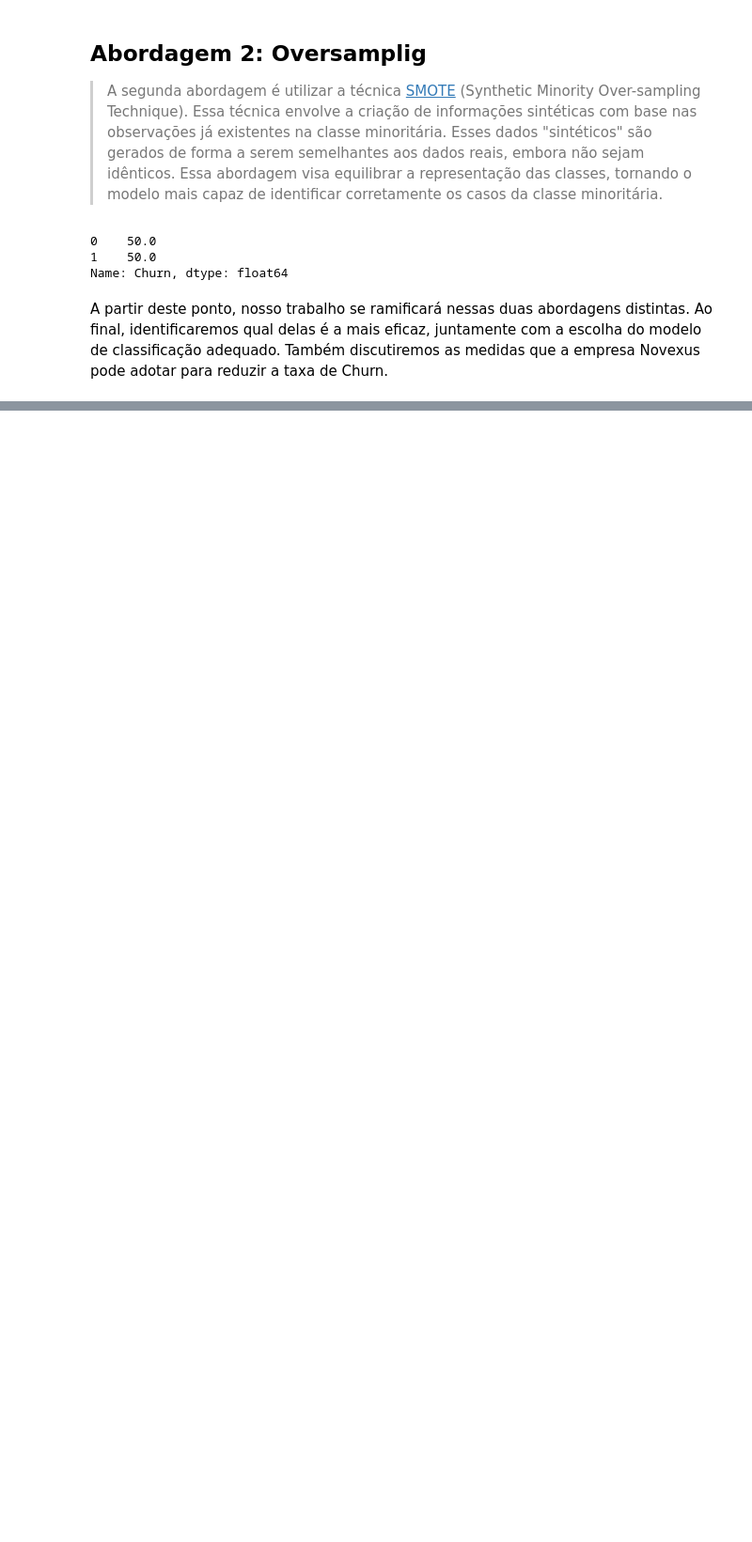
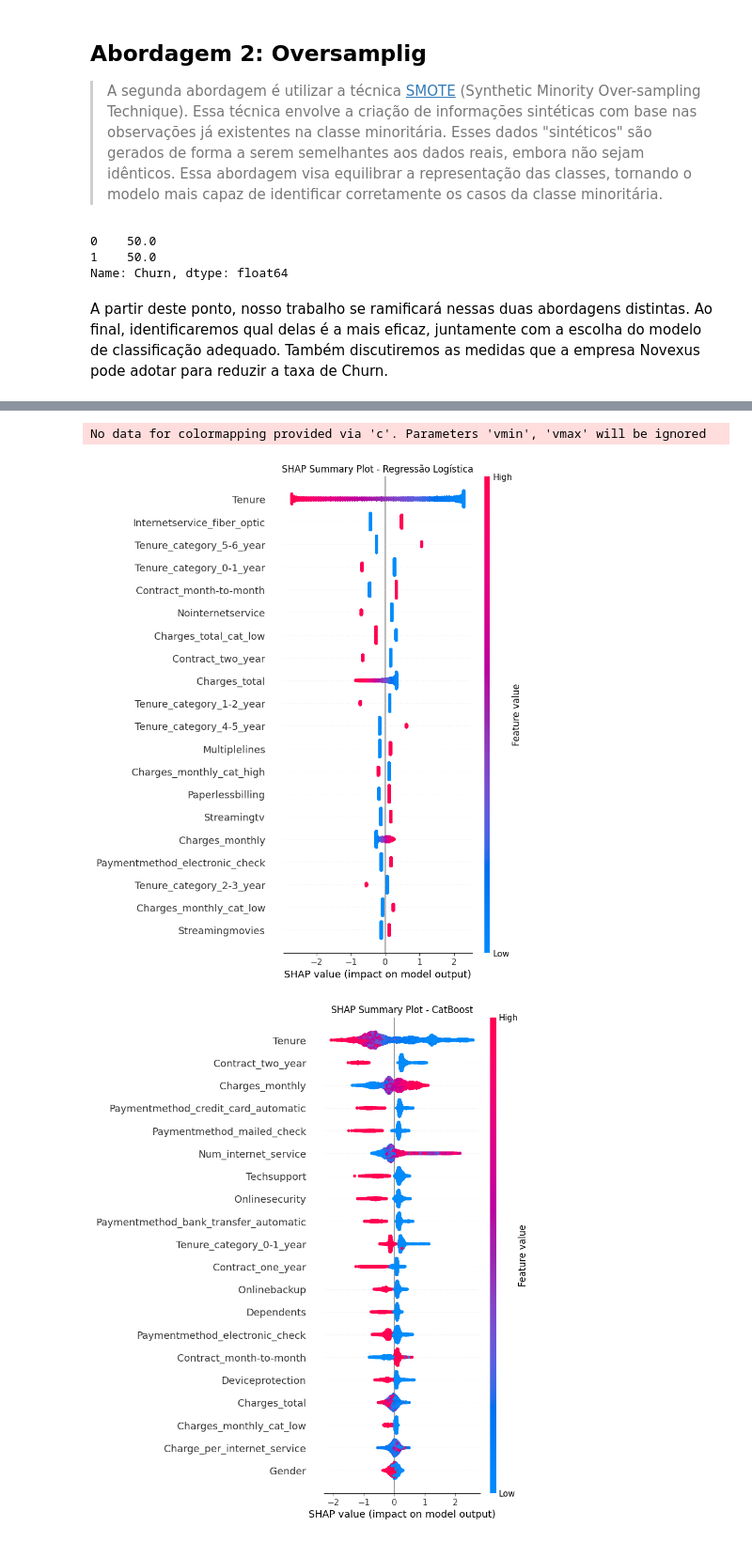
Before and after one commit to SarahBarbosa/churn-prediction, a Jupyter notebook: S02_Feature_Engineering_e_Modelo_de_Machine_Learning.ipynb, the cells around one changed output, grey strips where cells are left out. Shown: that part at 94% size. Saved outputs shown, nothing was run; the diff lists cells and outputs as text; code cells hidden in the pictures; blank space fills up the shorter version.

Commit message:
modelo criado

```diff
--- a/S02_Feature_Engineering_e_Modelo_de_Machine_Learning.ipynb
+++ b/S02_Feature_Engineering_e_Modelo_de_Machine_Learning.ipynb
@@ -96,3 +96,6 @@ dados_extras = pd.get_dummies(dados_extras)
 colunas_numericas = [col for col in dados_extras.columns if dados_extras[col].nunique() > 2]
 scaler = StandardScaler()
 dados_extras[colunas_numericas] = scaler.fit_transform(dados_extras[colunas_numericas])
+
+# Renomeia novamente as colunas
+dados_extras = dados_extras.rename(columns = func_aux.renomeia_coluna).copy()
@@ -144,0 +145,5 @@ A partir deste ponto, nosso trabalho se ramificará nessas duas abordagens disti
+# %%
+from sklearn.model_selection import train_test_split
+
+X_ab1_train, X__ab1_test, y_ab1_train, y_ab1_test = train_test_split(X_ignore, y_ignore, test_size=0.2, random_state = 42)
+X_ab2_train, X__ab2_test, y_ab2_train, y_ab2_test = train_test_split(X_oversample, y_oversample, test_size=0.2, random_state = 42)
@@ -144,0 +349,6 @@ A partir deste ponto, nosso trabalho se ramificará nessas duas abordagens disti
+# %%
+regressao_logistica = LogisticRegression(C= 1, max_iter = 1000, penalty = 'l2', solver = 'saga', random_state = 42)
+catboost = CatBoostClassifier(depth = 8, iterations = 150, learning_rate = 0.1, random_state = 42)
+
+regressao_logistica.fit(X_ab1_train, y_ab1_train)
+catboost.fit(X_ab2_train, y_ab2_train)
@@ -144,0 +369,22 @@ A partir deste ponto, nosso trabalho se ramificará nessas duas abordagens disti
+# %%
+# Para a Regressão Logística
+explainer_reglog = shap.Explainer(regressao_logistica, X_ab1_train)
+shap_values_reglog = explainer_reglog(X_ab1_train)
+
+# Gerar o gráfico para a Regressão Logística
+shap.summary_plot(shap_values_reglog, X_ab1_train, show=False)
+plt.title("SHAP Summary Plot - Regressão Logística")
+plt.show()
+
+# Para o CatBoost
+explainer_catboost = shap.Explainer(catboost)
+shap_values_catboost = explainer_catboost(X_ab2_train)
+
+# Gerar o gráfico para o CatBoost
+shap.summary_plot(shap_values_catboost, X_ab2_train, show=False)
+plt.title("SHAP Summary Plot - CatBoost")
+plt.show()
+# %% [output]
+No data for colormapping provided via 'c'. Parameters 'vmin', 'vmax' will be ignored
+[figure, added]
+[figure, added]
```
Also changed, not shown: parts of 26 cells of this notebook.
